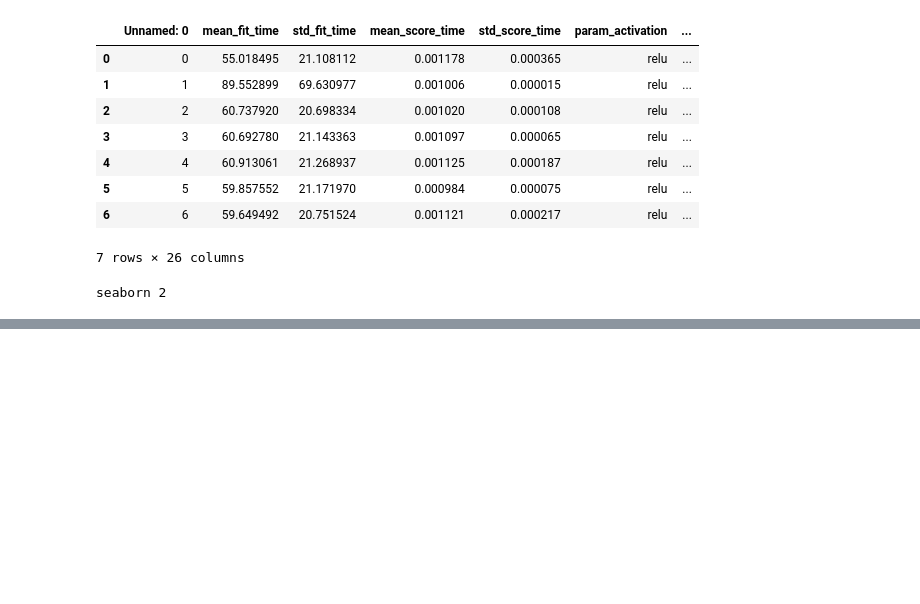
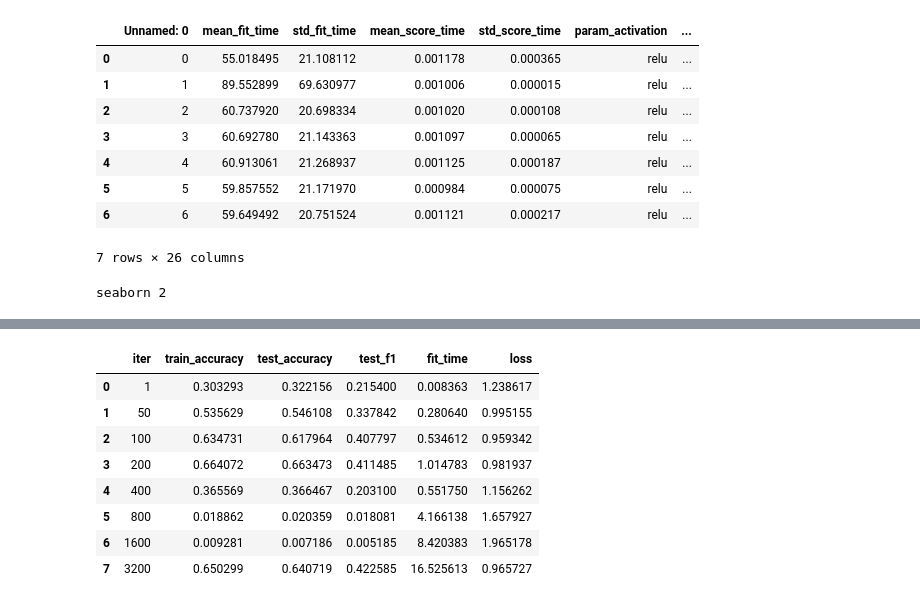
Before and after one commit to sbassam/cs-7641-projects, a Jupyter notebook: assignment-2/nn.ipynb, the cells around one changed output, grey strips where cells are left out. Cells and saved outputs as stored; diff of their text form; code cells hidden in the pictures; blank space fills up the shorter version.

```diff
--- a/assignment-2/nn.ipynb
+++ b/assignment-2/nn.ipynb
@@ -423,0 +432,5 @@ seaborn 2
+# %%
+pd.set_option('display.max_rows', 500)
+pd.set_option('display.max_columns', 500)
+pd.set_option('display.width', 1000)
+pd.read_csv('out/nn_simulated_annealing.csv')
@@ -423,0 +445,5 @@ seaborn 2
+# %%
+pd.set_option('display.max_rows', 500)
+pd.set_option('display.max_columns', 500)
+pd.set_option('display.width', 1000)
+df = pd.read_csv('out/nn_random_hill_climb.csv')
@@ -423,0 +455,12 @@ seaborn 2
+# %%
+df
+# %% [output]
+|  | iter | train_accuracy | test_accuracy | test_f1 | fit_time | loss |
+| 0 | 1 | 0.303293 | 0.322156 | 0.215400 | 0.008363 | 1.238617 |
+| 1 | 50 | 0.535629 | 0.546108 | 0.337842 | 0.280640 | 0.995155 |
+| 2 | 100 | 0.634731 | 0.617964 | 0.407797 | 0.534612 | 0.959342 |
+| 3 | 200 | 0.664072 | 0.663473 | 0.411485 | 1.014783 | 0.981937 |
+| 4 | 400 | 0.365569 | 0.366467 | 0.203100 | 0.551750 | 1.156262 |
+| 5 | 800 | 0.018862 | 0.020359 | 0.018081 | 4.166138 | 1.657927 |
+| 6 | 1600 | 0.009281 | 0.007186 | 0.005185 | 8.420383 | 1.965178 |
+| 7 | 3200 | 0.650299 | 0.640719 | 0.422585 | 16.525613 | 0.965727 |
```
Also changed, not shown: parts of 18 cells of this notebook, 18 other files.
